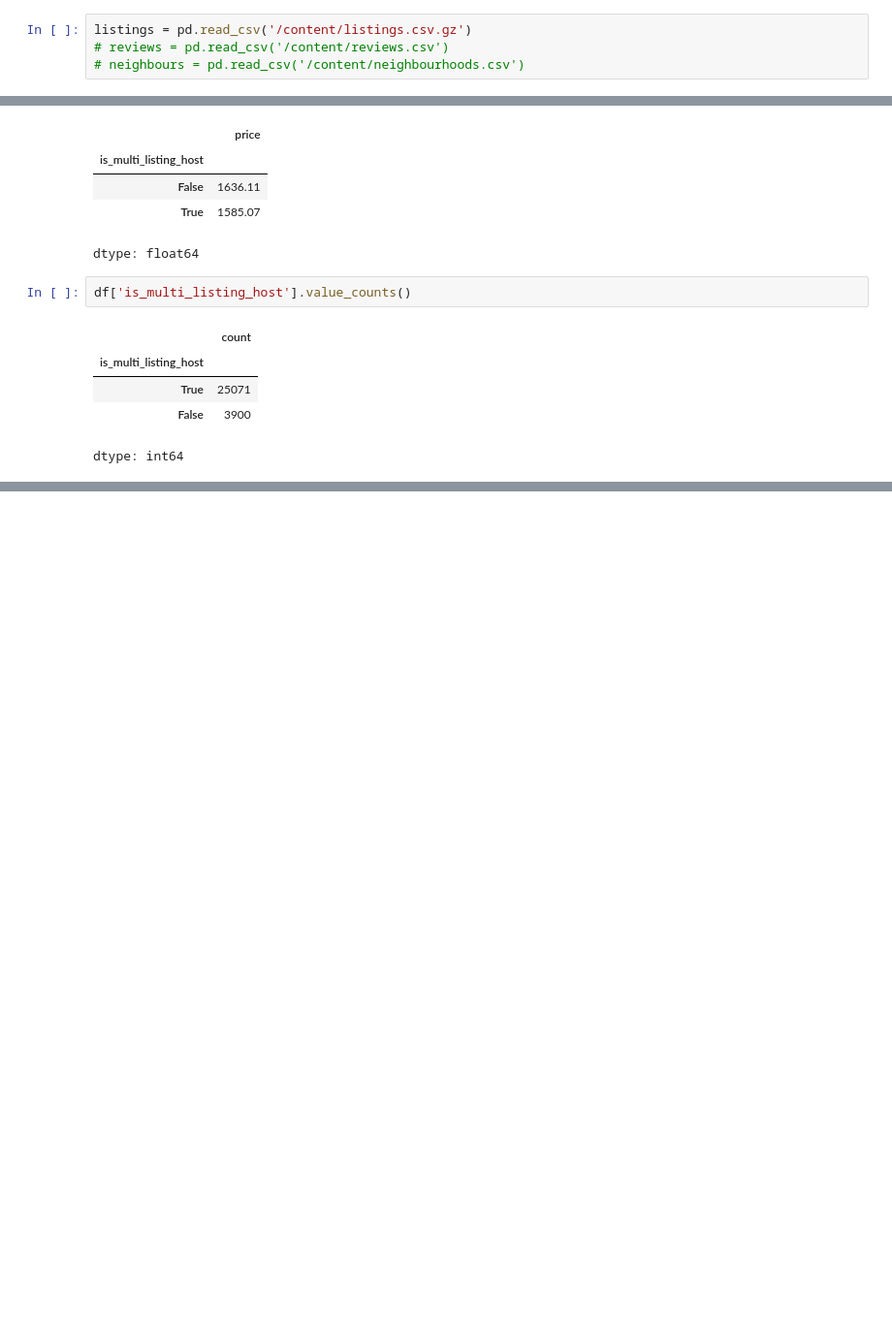
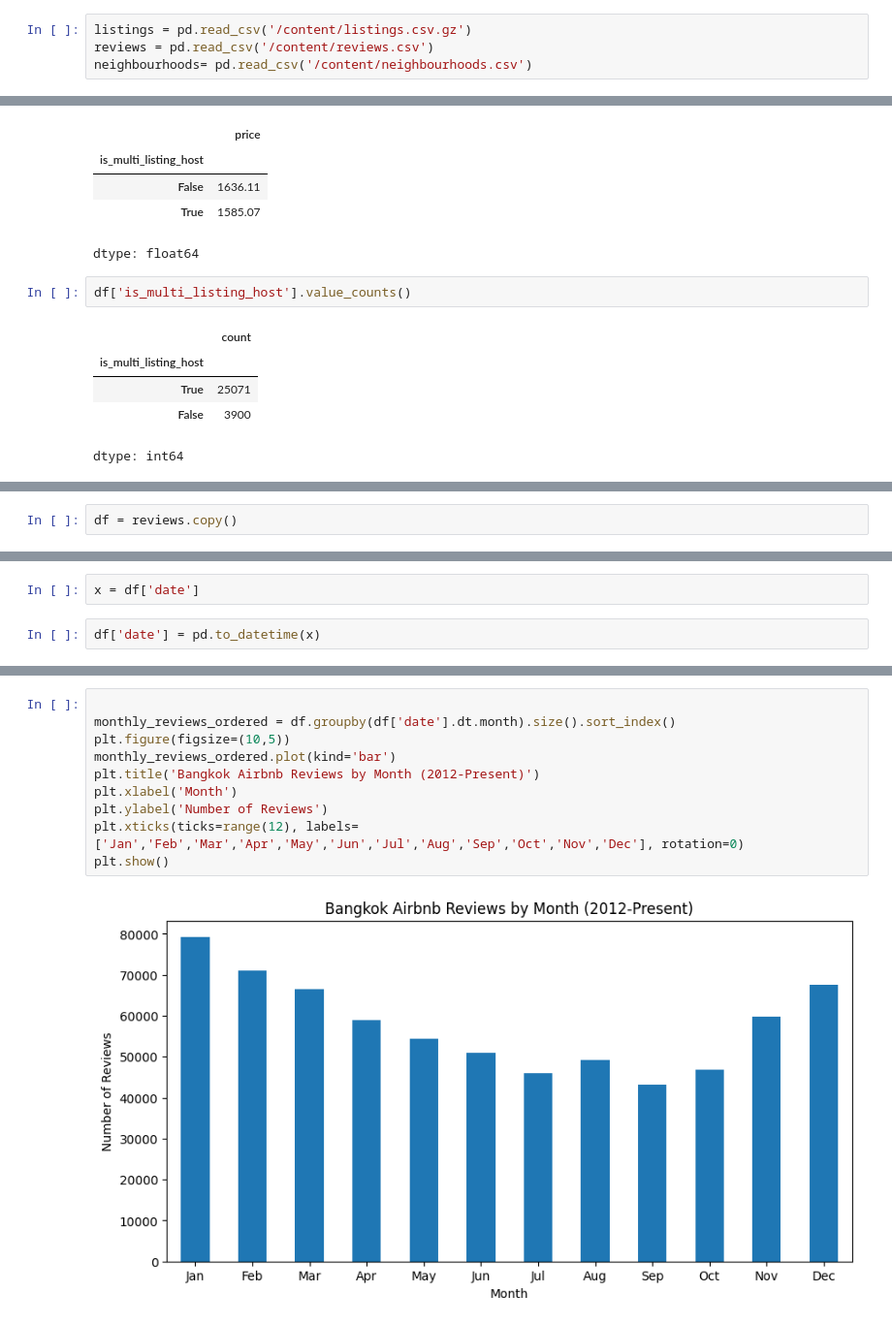
Before and after one commit to Major5846D/airbnb-eda, a Jupyter notebook: PROJECT_1.ipynb, the cells around one changed output, grey strips where cells are left out. Shown at 97% size. Drawn from its saved outputs; the diff is of its cells as text; blank space fills up the shorter version.

```diff
--- a/PROJECT_1.ipynb
+++ b/PROJECT_1.ipynb
@@ -2,8 +7,8 @@
 import pandas as pd
 # %%
 listings = pd.read_csv('/content/listings.csv.gz')
-# reviews = pd.read_csv('/content/reviews.csv')
-# neighbours = pd.read_csv('/content/neighbourhoods.csv')
+reviews = pd.read_csv('/content/reviews.csv')
+neighbourhoods= pd.read_csv('/content/neighbourhoods.csv')
 # %%
 df = listings.copy()
 # %%
@@ -897,0 +859,2 @@ relate to pricing.
+# %%
+df = reviews.copy()
@@ -897,0 +883,4 @@ relate to pricing.
+# %%
+x = df['date']
+# %%
+df['date'] = pd.to_datetime(x)
@@ -897,0 +905,12 @@ relate to pricing.
+# %%
+
+monthly_reviews_ordered = df.groupby(df['date'].dt.month).size().sort_index()
+plt.figure(figsize=(10,5))
+monthly_reviews_ordered.plot(kind='bar')
+plt.title('Bangkok Airbnb Reviews by Month (2012-Present)')
+plt.xlabel('Month')
+plt.ylabel('Number of Reviews')
+plt.xticks(ticks=range(12), labels=['Jan','Feb','Mar','Apr','May','Jun','Jul','Aug','Sep','Oct','Nov','Dec'], rotation=0)
+plt.show()
+# %% [output]
+[figure, added]
```
Also changed, not shown: parts of 42 cells of this notebook.
